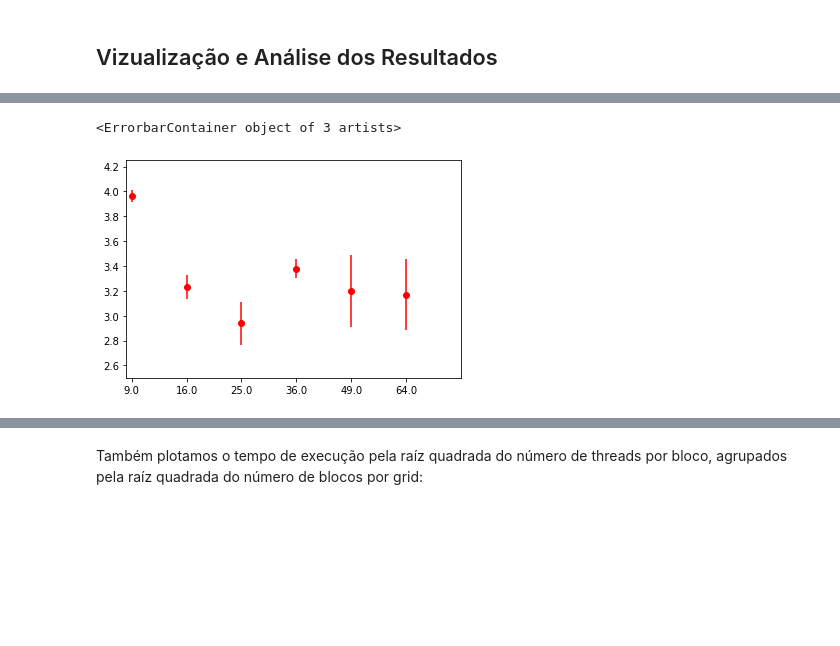
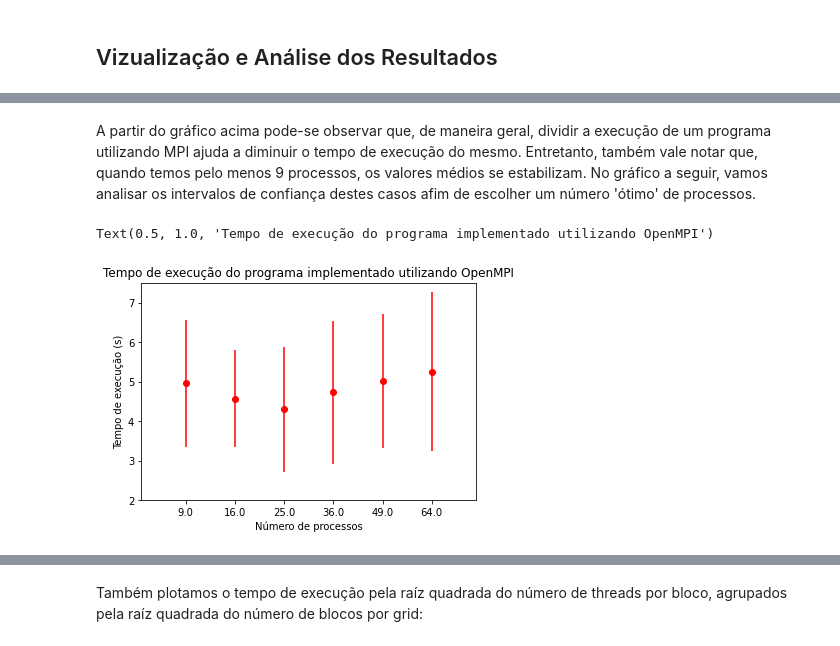
Before and after one commit to martinoni/parallel-ep2, a Jupyter notebook: ep2/src/Report.ipynb, the cells around one changed output, grey strips where cells are left out. Cells and saved outputs as stored; diff of their text form; code cells hidden in the pictures; blank space fills up the shorter version.

```diff
--- a/ep2/src/Report.ipynb
+++ b/ep2/src/Report.ipynb
@@ -246,9 +276,15 @@ Observando o intervalo $[9, 64]$ do número de processos utilizados, podemos che
+# %% [markdown]
+A partir do gráfico acima pode-se observar que, de maneira geral, dividir a execução de um programa utilizando MPI ajuda a diminuir o tempo de execução do mesmo. Entretanto, também vale notar que, quando temos pelo menos 9 processos, os valores médios se estabilizam. No gráfico a seguir, vamos analisar os intervalos de confiança destes casos afim de escolher um número 'ótimo' de processos.
 # %%
-plt.xlim([1.9, 8])
-plt.ylim([2.5, 4.25])
-plt.errorbar(resumo_mpi['n_mpi_process'], resumo_mpi['mean_duration_clock'],
-             yerr = 2*resumo_mpi['std_duration_clock'], fmt='ro')
+fig, ax = plt.subplots()
+plt.xlim([1.1, 7.9])
+plt.ylim([2, 7.5])
+plt.errorbar(resumo_mpi['n_mpi_process'], resumo_mpi['mean_duration_mono'],
+             yerr = 2*resumo_mpi['std_duration_mono'], fmt='ro')
+ax.set_xlabel('Número de processos')
+ax.set_ylabel('Tempo de execução (s)')
+plt.title('Tempo de execução do programa implementado utilizando OpenMPI')
 # %% [output]
-<ErrorbarContainer object of 3 artists>
+Text(0.5, 1.0, 'Tempo de execução do programa implementado utilizando OpenMPI')
-[figure, old version]
+[figure, new version]
 # %% [markdown]
```
Also changed, not shown: parts of 27 cells of this notebook, 8 other files.
